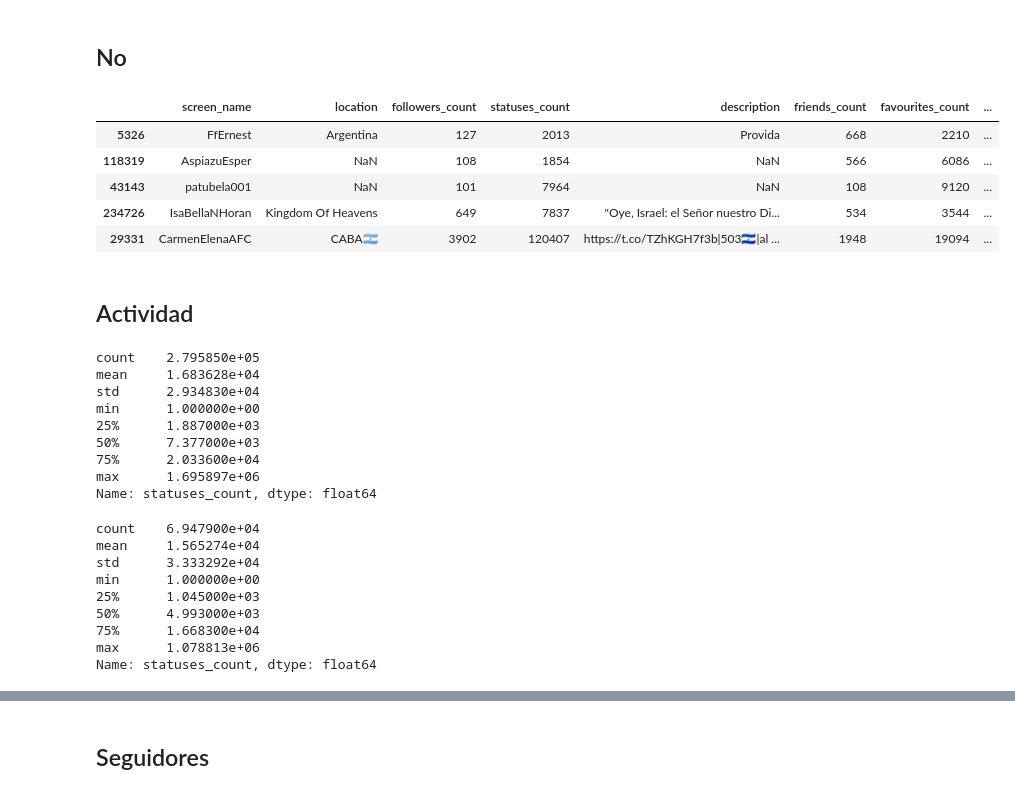
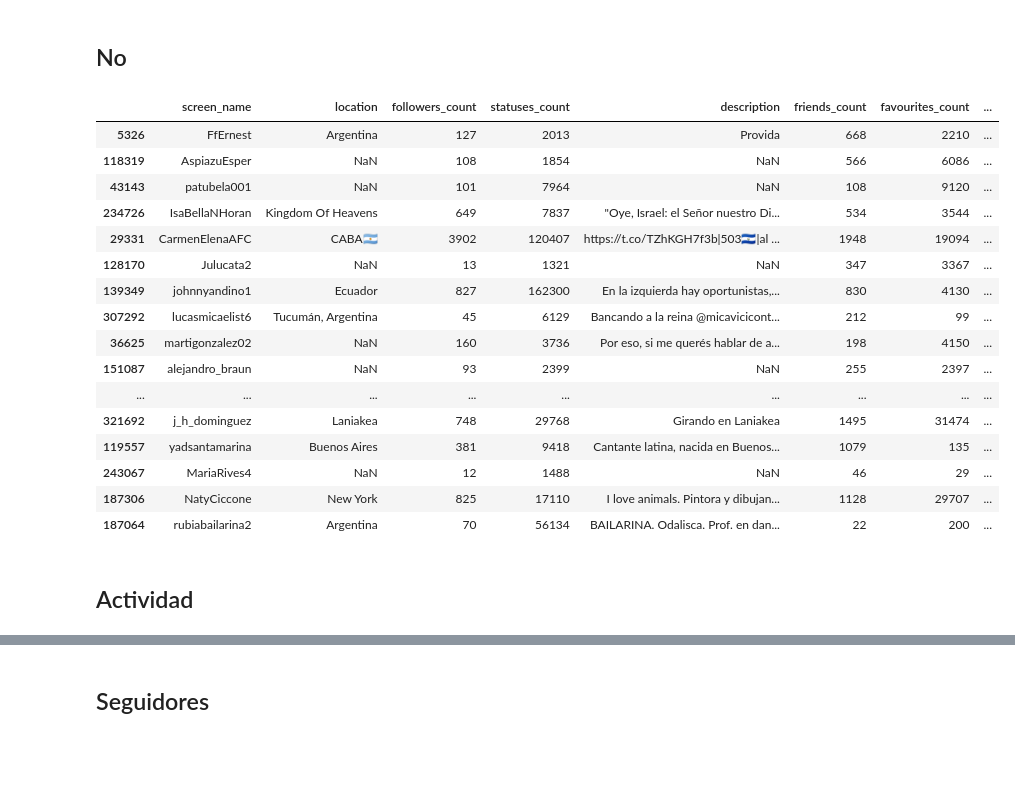
Before and after one commit to pablocelayes/twitter-aborto, a Jupyter notebook: notebooks/2.0-analisis-usuaries.ipynb, the cells around one changed output, grey strips where cells are left out. Drawn from its saved outputs; the diff is of its cells as text; code cells hidden in the pictures; blank space fills up the shorter version.

```diff
--- a/notebooks/2.0-analisis-usuaries.ipynb
+++ b/notebooks/2.0-analisis-usuaries.ipynb
@@ -5,7 +5,7 @@ pd.set_option('display.max_colwidth', -1)
 pd.set_option('display.max_rows', 999)
 # %%
 %%time
-users = pd.read_csv('../data/users.csv', encoding='utf8')
+users = pd.read_csv('../data/csvs/users.csv', encoding='utf8')
 users['created_at'] = pd.to_datetime(users['created_at'],
                                       format="%a %b %d %H:%M:%S +0000 %Y")
 # %% [output]
@@ -18,7 +18,7 @@ len(users)
 # %% [output]
 329782
 # %%
-tweets = pd.read_csv('../data/tweets.csv', encoding='utf8')
+tweets = pd.read_csv('../data/csvs/tweets.csv', encoding='utf8')
 tweets_si = tweets[tweets.posicion == 'si']
 tweets_no = tweets[tweets.posicion == 'no']
 # %%
@@ -55,41 +66,28 @@ top_users.to_csv('../data/top_users_si.csv', index=False, encoding='utf8')
 # %%
 top = tweets_no.user_id.value_counts()[:1000]
 top_users = users[users.id.isin(top.index)]
 top_users['n_tweets'] = top_users.id.apply(lambda i: top[i])
 top_users = top_users.sort_values(by='n_tweets', ascending=False)
-top_users.head()
+top_users.head(30)
 # %% [output]
 |  | screen_name | location | followers_count | statuses_count | description | friends_count | favourites_count | ... |
 | 5326 | FfErnest | Argentina | 127 | 2013 | Provida | 668 | 2210 | ... |
 | 118319 | AspiazuEsper | NaN | 108 | 1854 | NaN | 566 | 6086 | ... |
 | 43143 | patubela001 | NaN | 101 | 7964 | NaN | 108 | 9120 | ... |
 | 234726 | IsaBellaNHoran | Kingdom Of Heavens | 649 | 7837 | "Oye, Israel: el Señor nuestro Di... | 534 | 3544 | ... |
 | 29331 | CarmenElenaAFC | CABA🇦🇷 | 3902 | 120407 | https://t.co/TZhKGH7f3b|503🇸🇻|al ... | 1948 | 19094 | ... |
+| 128170 | Julucata2 | NaN | 13 | 1321 | NaN | 347 | 3367 | ... |
+| 139349 | johnnyandino1 | Ecuador | 827 | 162300 | En la izquierda hay oportunistas,... | 830 | 4130 | ... |
+| 307292 | lucasmicaelist6 | Tucumán, Argentina | 45 | 6129 | Bancando a la reina @micavicicont... | 212 | 99 | ... |
+| 36625 | martigonzalez02 | NaN | 160 | 3736 | Por eso, si me querés hablar de a... | 198 | 4150 | ... |
+| 151087 | alejandro_braun | NaN | 93 | 2399 | NaN | 255 | 2397 | ... |
+| ... | ... | ... | ... | ... | ... | ... | ... | ... |
+| 321692 | j_h_dominguez | Laniakea | 748 | 29768 | Girando en Laniakea | 1495 | 31474 | ... |
+| 119557 | yadsantamarina | Buenos Aires | 381 | 9418 | Cantante latina, nacida en Buenos... | 1079 | 135 | ... |
+| 243067 | MariaRives4 | NaN | 12 | 1488 | NaN | 46 | 29 | ... |
+| 187306 | NatyCiccone | New York | 825 | 17110 | I love animals. Pintora y dibujan... | 1128 | 29707 | ... |
+| 187064 | rubiabailarina2 | Argentina | 70 | 56134 | BAILARINA. Odalisca. Prof. en dan... | 22 | 200 | ... |
 # %%
 top_users.to_csv('../data/top_users_no.csv', index=False, encoding='utf8')
 # %% [markdown]
 ## Actividad
-# %%
-users_si.statuses_count.describe()
-# %% [output]
-count    2.795850e+05
-mean     1.683628e+04
-std      2.934830e+04
-min      1.000000e+00
-25%      1.887000e+03
-50%      7.377000e+03
-75%      2.033600e+04
-max      1.695897e+06
-Name: statuses_count, dtype: float64
-# %%
-users_no.statuses_count.describe()
-# %% [output]
-count    6.947900e+04
-mean     1.565274e+04
-std      3.333292e+04
-min      1.000000e+00
-25%      1.045000e+03
-50%      4.993000e+03
-75%      1.668300e+04
-max      1.078813e+06
-Name: statuses_count, dtype: float64
```
Also changed, not shown: parts of 5 cells of this notebook.
